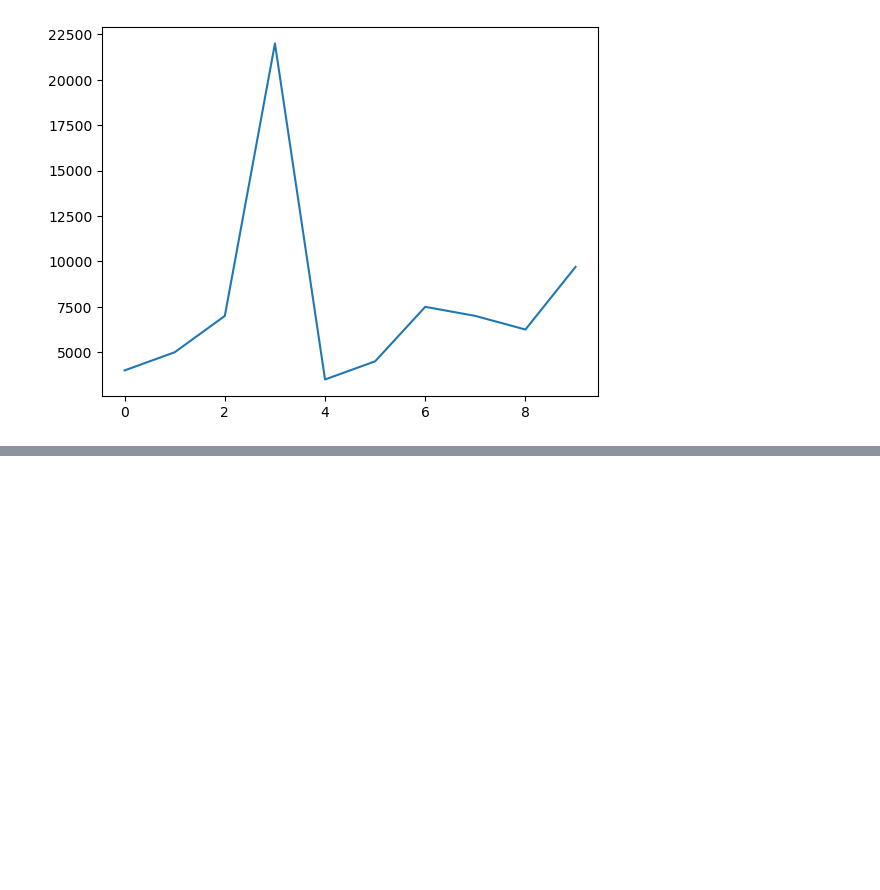
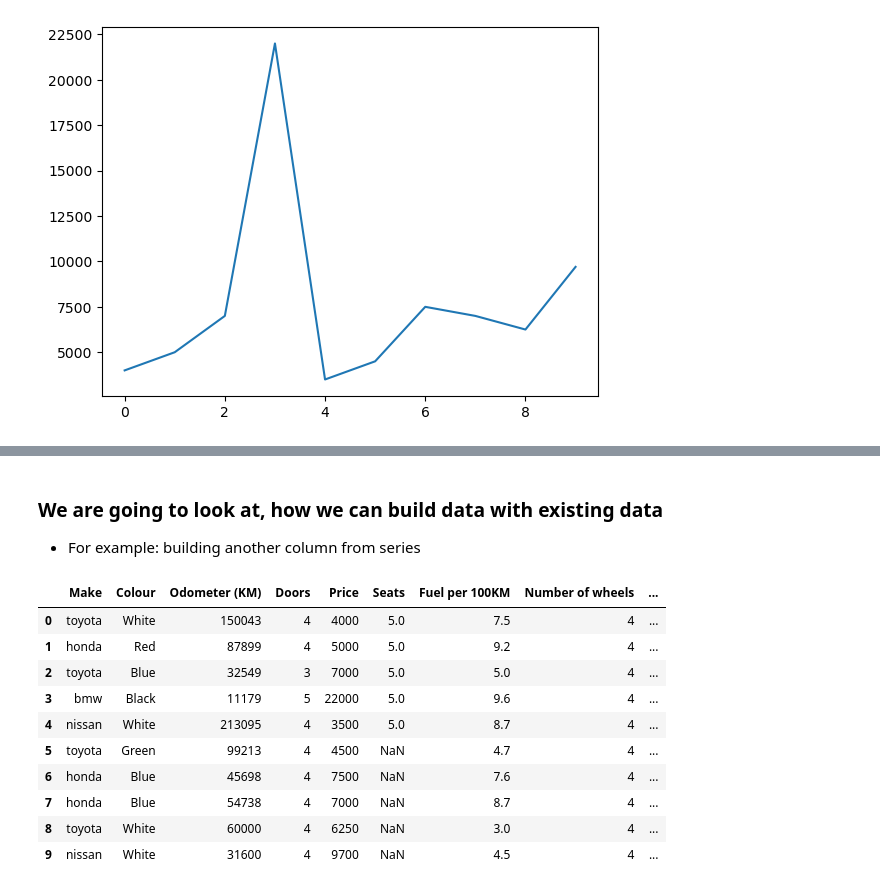
Before and after one commit to junaidknows/ml-study-projects, a Jupyter notebook: introduction-to-pandas.ipynb, the cells around one changed output, grey strips where cells are left out. Drawn from its saved outputs; the diff is of its cells as text; code cells hidden in the pictures; blank space fills up the shorter version.

Commit message:
Finished with manipulation of data topic and finished with the module of Introduction to Pandas

```diff
--- a/introduction-to-pandas.ipynb
+++ b/introduction-to-pandas.ipynb
@@ -571,0 +596,2 @@ car_sales["Price"].plot()
+# %%
+car_sales["Make"] = car_sales["Make"].str.lower()
@@ -571,0 +685,23 @@ car_sales["Price"].plot()
+# %% [markdown]
+### We are going to look at, how we can build data with existing data
+- For example: building another column from series
+# %%
+# Colum from series
+seats_column = pd.Series([5, 5, 5, 5, 5,])
+
+#New column called seats
+## also, when we create a column in pandas, it appears on right hand side by default
+car_sales["Seats"] = seats_column
+car_sales
+# %% [output]
+|  | Make | Colour | Odometer (KM) | Doors | Price | Seats | Fuel per 100KM | Number of wheels | ... |
+| 0 | toyota | White | 150043 | 4 | 4000 | 5.0 | 7.5 | 4 | ... |
+| 1 | honda | Red | 87899 | 4 | 5000 | 5.0 | 9.2 | 4 | ... |
+| 2 | toyota | Blue | 32549 | 3 | 7000 | 5.0 | 5.0 | 4 | ... |
+| 3 | bmw | Black | 11179 | 5 | 22000 | 5.0 | 9.6 | 4 | ... |
+| 4 | nissan | White | 213095 | 4 | 3500 | 5.0 | 8.7 | 4 | ... |
+| 5 | toyota | Green | 99213 | 4 | 4500 | NaN | 4.7 | 4 | ... |
+| 6 | honda | Blue | 45698 | 4 | 7500 | NaN | 7.6 | 4 | ... |
+| 7 | honda | Blue | 54738 | 4 | 7000 | NaN | 8.7 | 4 | ... |
+| 8 | toyota | White | 60000 | 4 | 6250 | NaN | 3.0 | 4 | ... |
+| 9 | nissan | White | 31600 | 4 | 9700 | NaN | 4.5 | 4 | ... |
```
Also changed, not shown: parts of 40 cells of this notebook, 2 other files.
